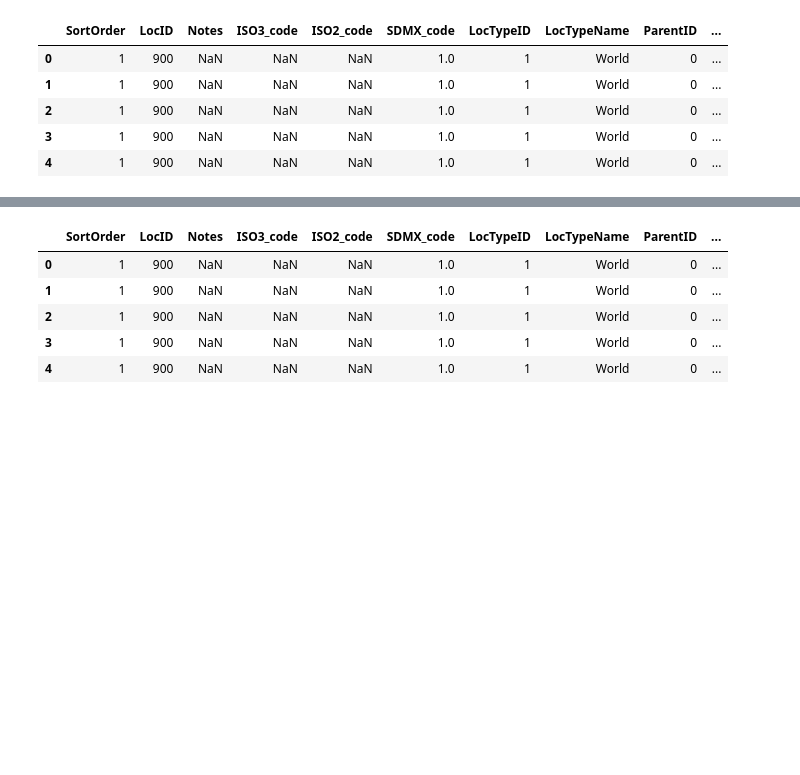
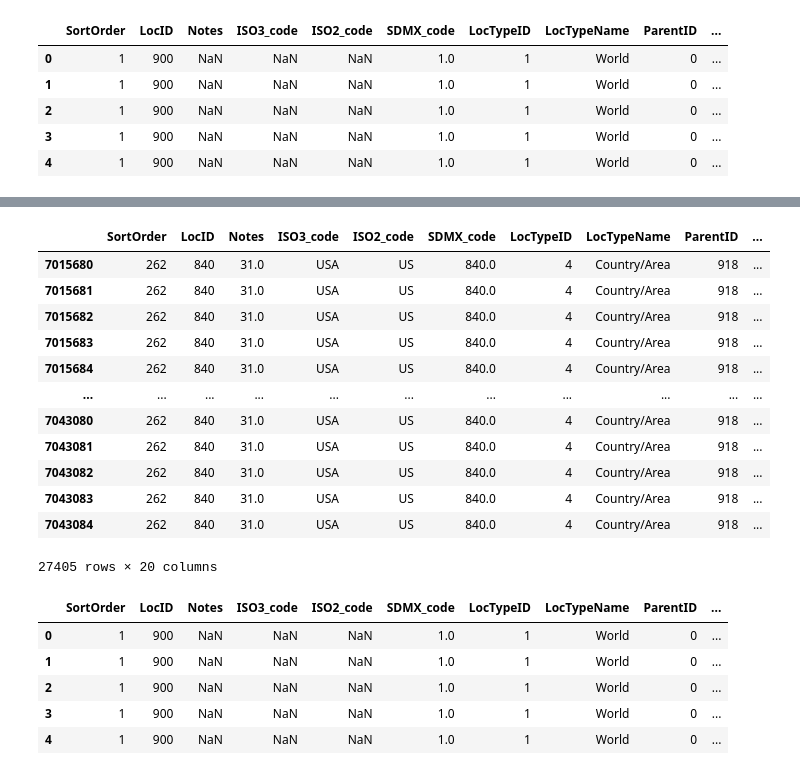
Before and after one commit to maximarbuzov/maxim, a Jupyter notebook: Untitled9.ipynb, the cells around one changed output, grey strips where cells are left out. Saved outputs shown, nothing was run; the diff lists cells and outputs as text; code cells hidden in the pictures; blank space fills up the shorter version.

```diff
--- a/Untitled9.ipynb
+++ b/Untitled9.ipynb
@@ -20,3 +60,21 @@ data1.head()
+# %%
+data1=data1[data1.Location=='United States of America']
+# %%
+data1
+# %% [output]
+|  | SortOrder | LocID | Notes | ISO3_code | ISO2_code | SDMX_code | LocTypeID | LocTypeName | ParentID | ... |
+| 7015680 | 262 | 840 | 31.0 | USA | US | 840.0 | 4 | Country/Area | 918 | ... |
+| 7015681 | 262 | 840 | 31.0 | USA | US | 840.0 | 4 | Country/Area | 918 | ... |
+| 7015682 | 262 | 840 | 31.0 | USA | US | 840.0 | 4 | Country/Area | 918 | ... |
+| 7015683 | 262 | 840 | 31.0 | USA | US | 840.0 | 4 | Country/Area | 918 | ... |
+| 7015684 | 262 | 840 | 31.0 | USA | US | 840.0 | 4 | Country/Area | 918 | ... |
+| ... | ... | ... | ... | ... | ... | ... | ... | ... | ... | ... |
+| 7043080 | 262 | 840 | 31.0 | USA | US | 840.0 | 4 | Country/Area | 918 | ... |
+| 7043081 | 262 | 840 | 31.0 | USA | US | 840.0 | 4 | Country/Area | 918 | ... |
+| 7043082 | 262 | 840 | 31.0 | USA | US | 840.0 | 4 | Country/Area | 918 | ... |
+| 7043083 | 262 | 840 | 31.0 | USA | US | 840.0 | 4 | Country/Area | 918 | ... |
+| 7043084 | 262 | 840 | 31.0 | USA | US | 840.0 | 4 | Country/Area | 918 | ... |
+27405 rows × 20 columns
 # %%
 data2=pd.read_csv("http://intersyn.net/Life_Table1.csv")
 # %%
```
Also changed, not shown: parts of 24 cells of this notebook.
